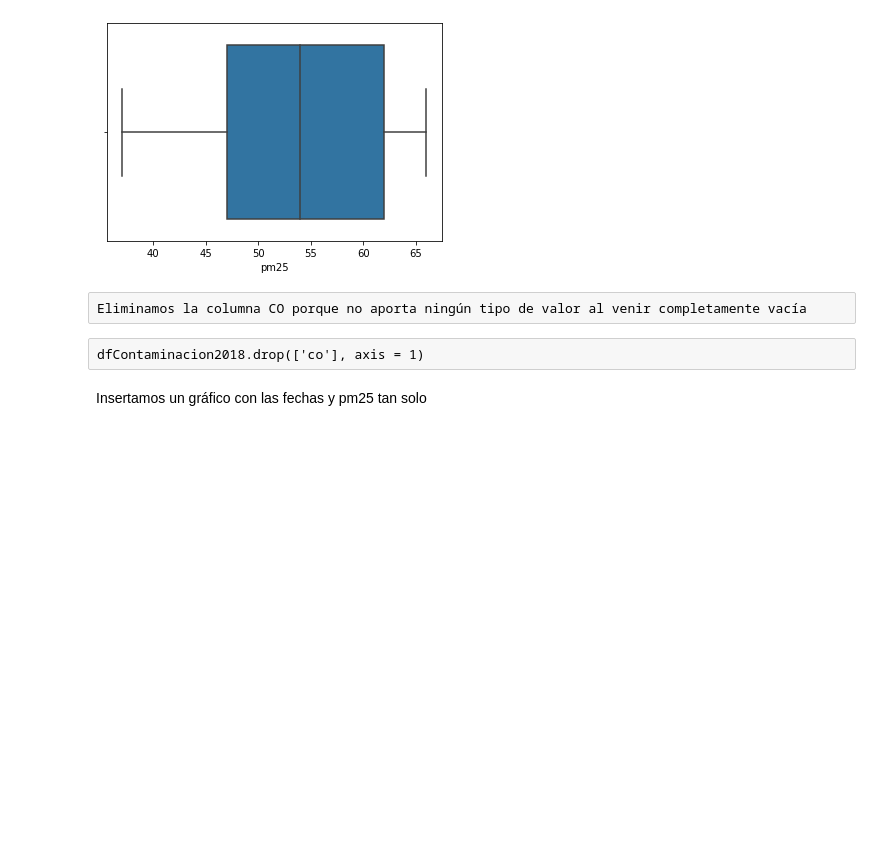
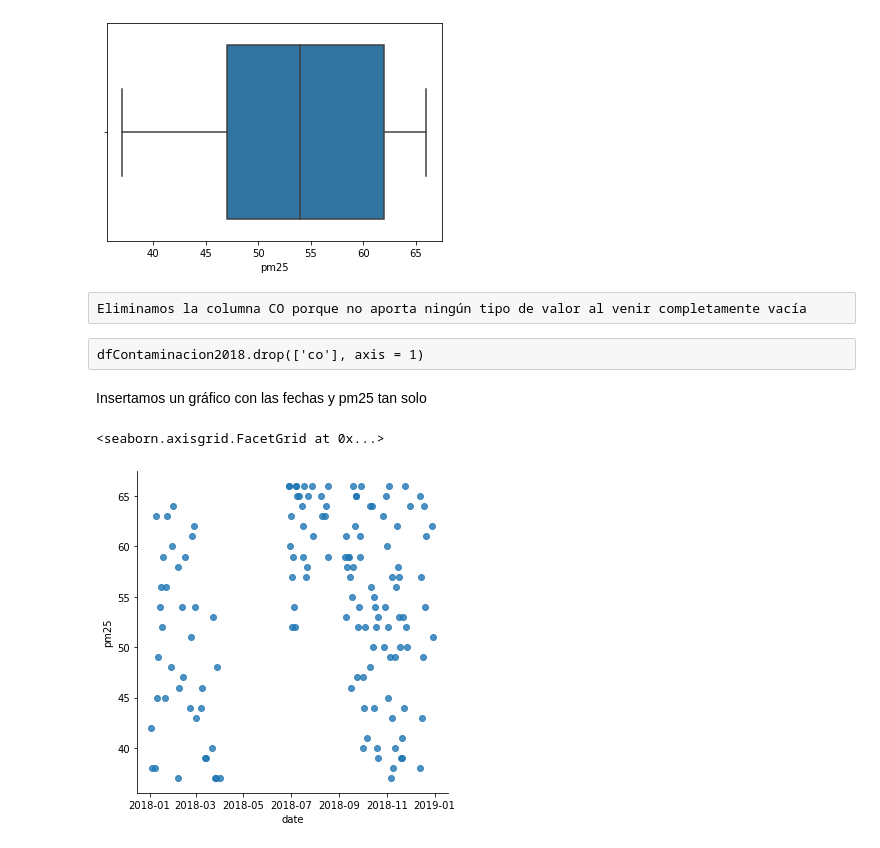
Before and after one commit to jrpecharroman/ProyectoBigData, a Jupyter notebook: datosContaminacionMadrid/JupiterNoteBook/datosMadrid.ipynb, the cells around one changed output. Drawn from its saved outputs; the diff is of its cells as text; code cells hidden in the pictures; blank space fills up the shorter version.

```diff
--- a/datosContaminacionMadrid/JupiterNoteBook/datosMadrid.ipynb
+++ b/datosContaminacionMadrid/JupiterNoteBook/datosMadrid.ipynb
@@ -226,7 +226,8 @@ dfContaminacion2018.drop(['co'], axis = 1)
 # %% [markdown]
 Insertamos un gráfico con las fechas y pm25 tan solo
 # %%
-#from seaborn import lmplot
-
-
-#lmplot('pm25', 'date', data=dfContaminacion2018, ci=None)
+from seaborn import lmplot
+lmplot('date', 'pm25',palette='Set1', data=dfContaminacion2018, fit_reg=False)
+# %% [output]
+<seaborn.axisgrid.FacetGrid at 0x...>
+[figure, added]
```
Also changed, not shown: parts of 8 cells of this notebook.
